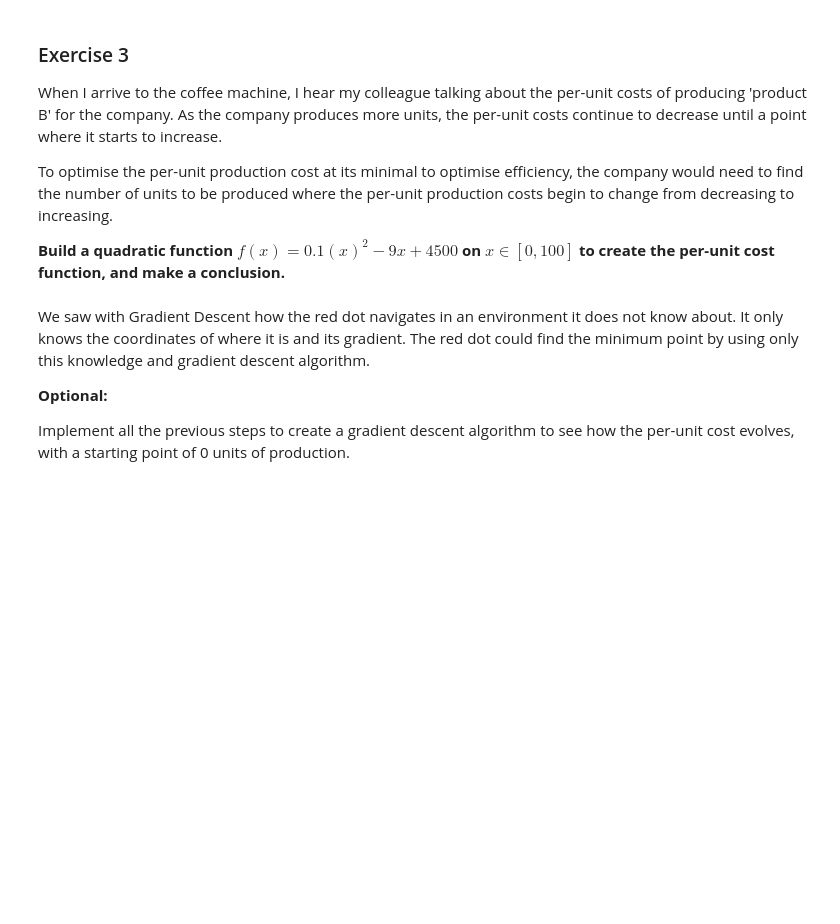
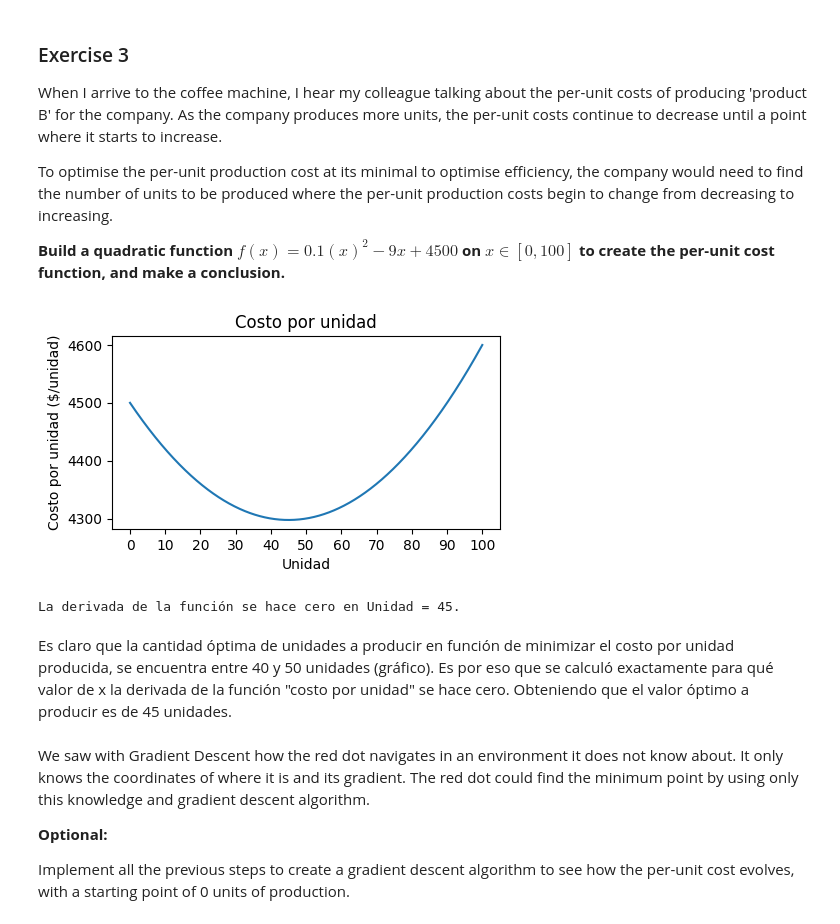
Before and after one commit to josedrosales/calculus-and-algebra-problems-with-python, a Jupyter notebook: notebook/problems.ipynb, the cells around one changed output. Drawn from its saved outputs; the diff is of its cells as text; code cells hidden in the pictures; blank space fills up the shorter version.

```diff
--- a/notebook/problems.ipynb
+++ b/notebook/problems.ipynb
@@ -305,6 +305,33 @@ To optimise the per-unit production cost at its minimal to optimise efficiency,
 **Build a quadratic function $f(x)=0.1(x)^2−9x +4500$ on $x∈[0,100]$  to create the per-unit cost function, and make a conclusion.**
 # %%
 #define and plot the funtion
+
+def per_unit_cost(x):
+    return 0.1*(x**2) - 9*x + 4500
+
+Xs = np.linspace(0, 100, 1000)
+Y = per_unit_cost(Xs)
+plt.figure(figsize = (5,2.5))
+plt.plot(Xs, Y)
+plt.title('Costo por unidad')
+plt.xticks(np.arange(0, 101, 10))
+plt.xlabel('Unidad')
+plt.ylabel('Costo por unidad ($/unidad)')
+plt.show()
+# %% [output]
+[figure, added]
+# %%
+import sympy as sy
+
+x = sy.symbols('x')
+derivada = 0.2*(x) - 9
+resultados = sy.solve(derivada, x)
+resultados = round(resultados[0])
+print(f"La derivada de la función se hace cero en Unidad = {resultados}.")
+# %% [output]
+La derivada de la función se hace cero en Unidad = 45.
+# %% [markdown]
+Es claro que la cantidad óptima de unidades a producir en función de minimizar el costo por unidad producida, se encuentra entre 40 y 50 unidades (gráfico). Es por eso que se calculó exactamente para qué valor de x la derivada de la función "costo por unidad" se hace cero. Obteniendo que el valor óptimo a producir es de 45 unidades.
 # %% [markdown]
 We saw with Gradient Descent how the red dot navigates in an environment it does not know about. It only knows the coordinates of where it is and its gradient. The red dot could find the minimum point by using only this knowledge and gradient descent algorithm.
 
```
